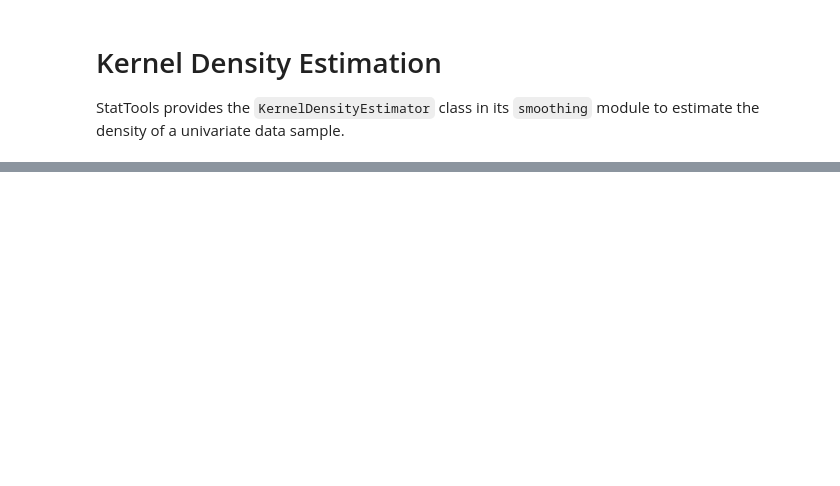
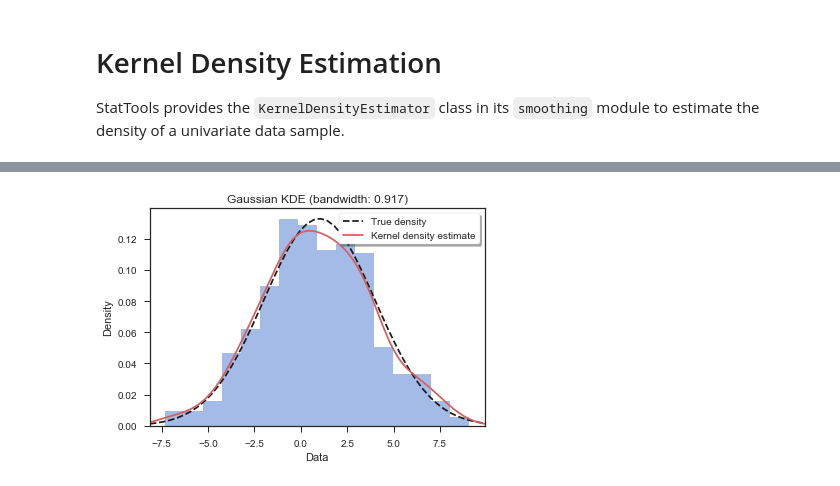
Before and after one commit to artemmavrin/StatTools, a Jupyter notebook: examples/Kernel Density Estimation.ipynb, the cells around one changed output, grey strips where cells are left out. Saved outputs shown, nothing was run; the diff lists cells and outputs as text; code cells hidden in the pictures; blank space fills up the shorter version.

```diff
--- a/examples/Kernel Density Estimation.ipynb
+++ b/examples/Kernel Density Estimation.ipynb
@@ -35 +32,15 @@ plt.close()
+# %%
+kde = KernelDensityEstimator()
+kde.fit(data)
+
+plt.figure()
+plt.hist(data, bins="auto", alpha=0.5, density=True)
+func_plot(dist.pdf, ls="--", c="k", label="True density")
+kde.plot(c="r")
+plt.legend(loc="best", frameon=True, shadow=True)
+plt.title(f"Gaussian KDE (bandwidth: {kde.bandwidth:.3f})")
+plt.show()
+plt.close()
+# %% [output]
+[figure, added]
 # %%
```
Also changed, not shown: parts of 9 cells of this notebook, 1 other file.
